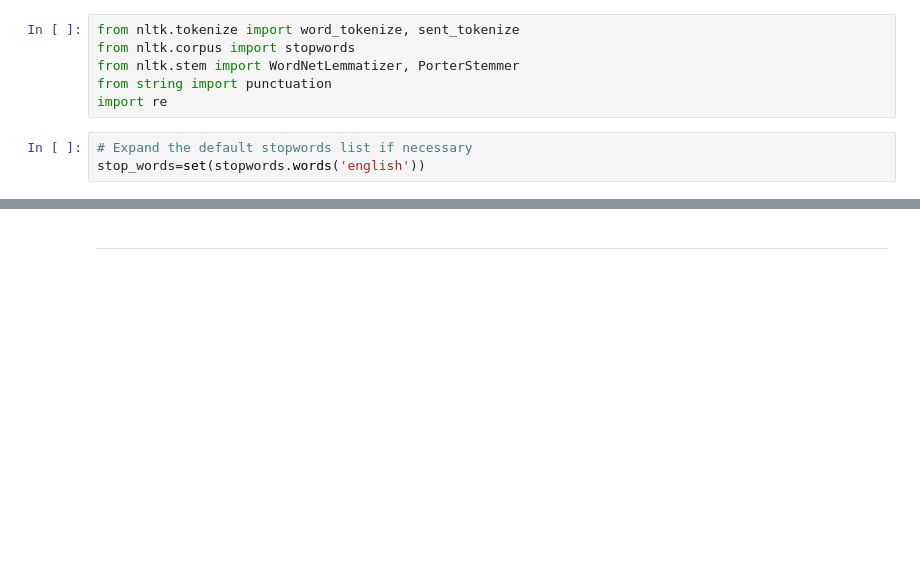
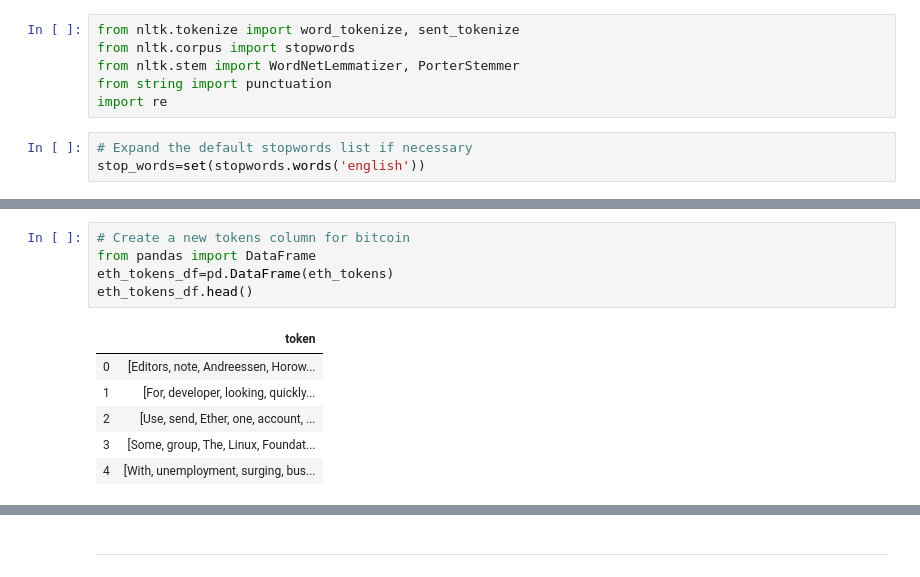
Before and after one commit to awanzek/nlp_homework, a Jupyter notebook: crypto_sentiment.ipynb, the cells around one changed output, grey strips where cells are left out. Saved outputs shown, nothing was run; the diff lists cells and outputs as text; blank space fills up the shorter version.

```diff
--- a/crypto_sentiment.ipynb
+++ b/crypto_sentiment.ipynb
@@ -226,2 +279,14 @@ KeyError: "J.K. Rowling has been drinking a lot and you'd better believe she has
+# %%
+# Create a new tokens column for bitcoin
+from pandas import DataFrame
+eth_tokens_df=pd.DataFrame(eth_tokens)
+eth_tokens_df.head()
+# %% [output]
+|  | token |
+| 0 | [Editors, note, Andreessen, Horow... |
+| 1 | [For, developer, looking, quickly... |
+| 2 | [Use, send, Ether, one, account, ... |
+| 3 | [Some, group, The, Linux, Foundat... |
+| 4 | [With, unemployment, surging, bus... |
 # %%
 # Create a new tokens column for ethereum
```
Also changed, not shown: parts of 18 cells of this notebook.
